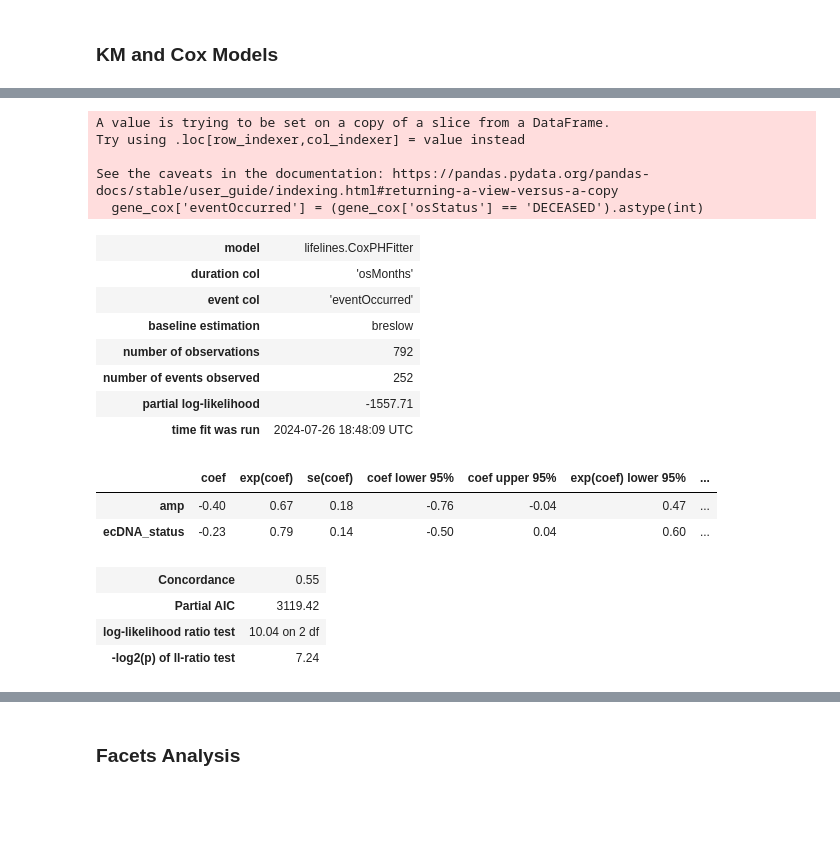
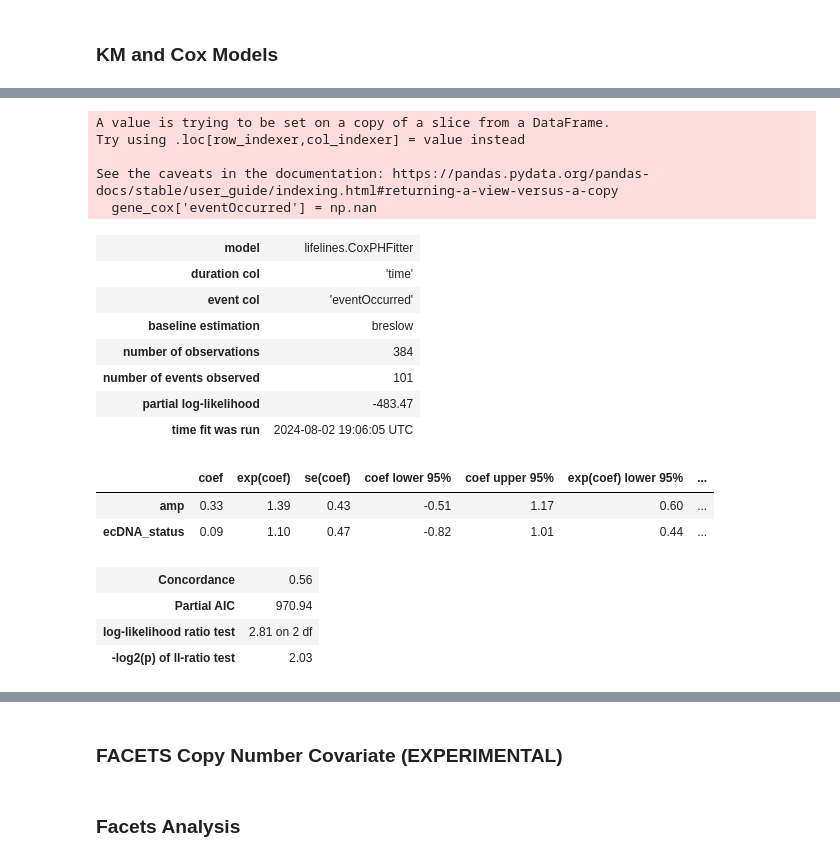
Before and after one commit to mskcc/Penguin, a Jupyter notebook: notebooks/case_study.ipynb, the cells around one changed output, grey strips where cells are left out. Cells and saved outputs as stored; diff of their text form; code cells hidden in the pictures; blank space fills up the shorter version.

```diff
--- a/notebooks/case_study.ipynb
+++ b/notebooks/case_study.ipynb
@@ -17,2 +34,0 @@ use_facets = False
-# %%
-config = "../global_config_bash_4.rc"
@@ -93,4 +110,6 @@ for tissue in parsed_data['TISSUE']['children'] :
 # %%
+## Merge echo and manifest ##
+
 echo['patientId'] = echo['sample_id'].apply(lambda x: x.split('-', 2)[0] + '-' + x.split('-', 2)[1])
 echo['tumorSampleId'] = echo['sample_id'].apply(lambda x: '-'.join(x.split('-', 4)[:4]))
 echo['normalSampleId'] = echo.apply(lambda row: row['sample_id'][len(row['tumorSampleId']):].lstrip('-'), axis = 1)
@@ -98,10 +117,14 @@ echo.drop('sample_id', axis = 1, inplace = True)
 echo = echo[['patientId', 'tumorSampleId', 'normalSampleId', 'chromosome', 'gene', 'log2', 'cn','ecDNA_prob', 'ecDNA_status']]
 
 manifest['sampleId'] = manifest['ID']
-manifest = manifest[['sampleId', analysis_type, 'osStatus', 'osMonths', 'oncotreeCode']]
+manifest = manifest[['sampleId', 'cancerType', 'cancerTypeDetailed', 'osStatus', 'osMonths', 'oncotreeCode']]
 echo = pd.merge(echo, manifest, left_on = 'tumorSampleId', right_on = 'sampleId', how = 'left')
+echo['oncotreeLevel2'] = ""
 
 for i, row in echo.iterrows() :
     for key in oncotree_dict :
         if row['oncotreeCode'] in oncotree_dict[key] :
             echo.loc[i, 'oncotreeLevel2'] = key
+
+# Trim dataframe
+echo_ctype = echo[echo[analysis_type] == cancerTypeToStudy]
@@ -126,15 +149,14 @@ if use_facets_amp :
         except :
             _ = 5
 # %%
-# create a dataframe just for the one gene in the one cancer type
+## Create a dataframe just for the one gene in the one cancer type ##
+
 specific_gene_ctype = pd.DataFrame({'patientId': echo_ctype['patientId'].unique()})
 specific_gene_ctype['ecDNA_status'] = False
 specific_gene_ctype['osStatus'] = ""
 specific_gene_ctype['osMonths'] = np.nan
 specific_gene_ctype['amp'] = False
 specific_gene_ctype['cn_echo'] = 2
-
-import math
 
 # connect patient IDs to indexes
 gene_dict = {}
@@ -152,6 +174,8 @@ for i, row in echo_ctype.iterrows() :
             if not isinstance(row['facets_amp'], float) :
                 if ('AMP' in row['facets_amp']) or ('GAIN' in row['facets_amp']) :
                     amp_status = True
+                else :
+                    amp_status = False
             specific_gene_ctype.loc[gene_dict[row['patientId']], 'amp'] = amp_status
         else :
             specific_gene_ctype.loc[gene_dict[row['patientId']], 'amp'] = True
@@ -172,18 +225,18 @@ for i, row in specific_gene_ctype.iterrows() :
 # %%
-from lifelines import KaplanMeierFitter
+## Plot OS curve ##
 
-specific_gene_ctype_nona = specific_gene_ctype.dropna(subset = ['combined_status', 'osMonths', 'osStatus'])
+specific_gene_ctype_nona = specific_gene_ctype.dropna(subset = ['combined_status', 'time', 'osStatus'])
 
 kmf = KaplanMeierFitter()
-for status in specific_gene_ctype_nona['combined_status'].unique():
+for i, status in enumerate(['no ecDNA & no amp', 'no ecDNA & amp', 'ecDNA & amp']) :
 
     subset = specific_gene_ctype_nona[specific_gene_ctype_nona['combined_status'] == status]
-    kmf.fit(subset['osMonths'], event_observed=(subset['osStatus'] == 'DECEASED'))
+    kmf.fit(subset['time'], event_observed=(subset['osStatus'] == 'DECEASED'))
 
-    kmf.plot(show_censors=True, ci_show=True, label=f'{status}')
+    kmf.plot(show_censors=True, ci_show=True, label=f'{status}', color = colors[i])
 
 # # Add labels and legend
-plt.title('Overall Kaplan-Meier Survival Curves for ecDNA Positive/Negative')
+plt.title(f'OS Curves for ecDNA & amp +/- in {geneToStudy} in {cancerTypeToStudy}')
 plt.xlabel("")
 plt.legend()
 # %% [output]
@@ -239,33 +289,33 @@ P-values for KM Curves
 # %%
-# A cox model for ecDNA status and amp
-gene_cox = specific_gene_ctype.dropna(subset = ['osMonths', 'osStatus', 'ecDNA_status', 'amp'])
-gene_cox['eventOccurred'] = (gene_cox['osStatus'] == 'DECEASED').astype(int)
+## Cox model for ecDNA status and amp ##
 
-from lifelines import CoxPHFitter
+gene_cox = specific_gene_ctype.dropna(subset = ['time', 'osStatus', 'ecDNA_status', 'amp'])
+gene_cox['eventOccurred'] = np.nan
+for i, row in gene_cox.iterrows() :
+    gene_cox.loc[i, 'eventOccurred'] = int(row['osStatus'] == 'DECEASED')
 
 cox = CoxPHFitter()
-covariates = ['osMonths', 'eventOccurred', 'amp', 'ecDNA_status']
-cox.fit(gene_cox[covariates], duration_col = 'osMonths', event_col = 'eventOccurred')
+covariates = ['time', 'eventOccurred', 'amp', 'ecDNA_status']
+cox.fit(gene_cox[covariates], duration_col = 'time', event_col = 'eventOccurred')
 cox.print_summary()
-print(cox.summary)
 # %% [output]
 A value is trying to be set on a copy of a slice from a DataFrame.
 Try using .loc[row_indexer,col_indexer] = value instead
 
 See the caveats in the documentation: https://pandas.pydata.org/pandas-docs/stable/user_guide/indexing.html#returning-a-view-versus-a-copy
-  gene_cox['eventOccurred'] = (gene_cox['osStatus'] == 'DECEASED').astype(int)
+  gene_cox['eventOccurred'] = np.nan
 | model | lifelines.CoxPHFitter |
-| duration col | 'osMonths' |
+| duration col | 'time' |
 | event col | 'eventOccurred' |
 | baseline estimation | breslow |
-| number of observations | 792 |
-| number of events observed | 252 |
-| partial log-likelihood | -1557.71 |
-| time fit was run | 2024-07-26 18:48:09 UTC |
+| number of observations | 384 |
+| number of events observed | 101 |
+| partial log-likelihood | -483.47 |
+| time fit was run | 2024-08-02 19:06:05 UTC |
 |  | coef | exp(coef) | se(coef) | coef lower 95% | coef upper 95% | exp(coef) lower 95% | ... |
-| amp | -0.40 | 0.67 | 0.18 | -0.76 | -0.04 | 0.47 | ... |
-| ecDNA_status | -0.23 | 0.79 | 0.14 | -0.50 | 0.04 | 0.60 | ... |
+| amp | 0.33 | 1.39 | 0.43 | -0.51 | 1.17 | 0.60 | ... |
+| ecDNA_status | 0.09 | 1.10 | 0.47 | -0.82 | 1.01 | 0.44 | ... |
-| Concordance | 0.55 |
-| Partial AIC | 3119.42 |
-| log-likelihood ratio test | 10.04 on 2 df |
-| -log2(p) of ll-ratio test | 7.24 |
+| Concordance | 0.56 |
+| Partial AIC | 970.94 |
+| log-likelihood ratio test | 2.81 on 2 df |
+| -log2(p) of ll-ratio test | 2.03 |
@@ -285,0 +322,2 @@ ecDNA_status  0.096792  3.368968
+# %% [markdown]
+### FACETS Copy Number Covariate (EXPERIMENTAL)
```
Also changed, not shown: parts of 36 cells of this notebook, 4 other files.
